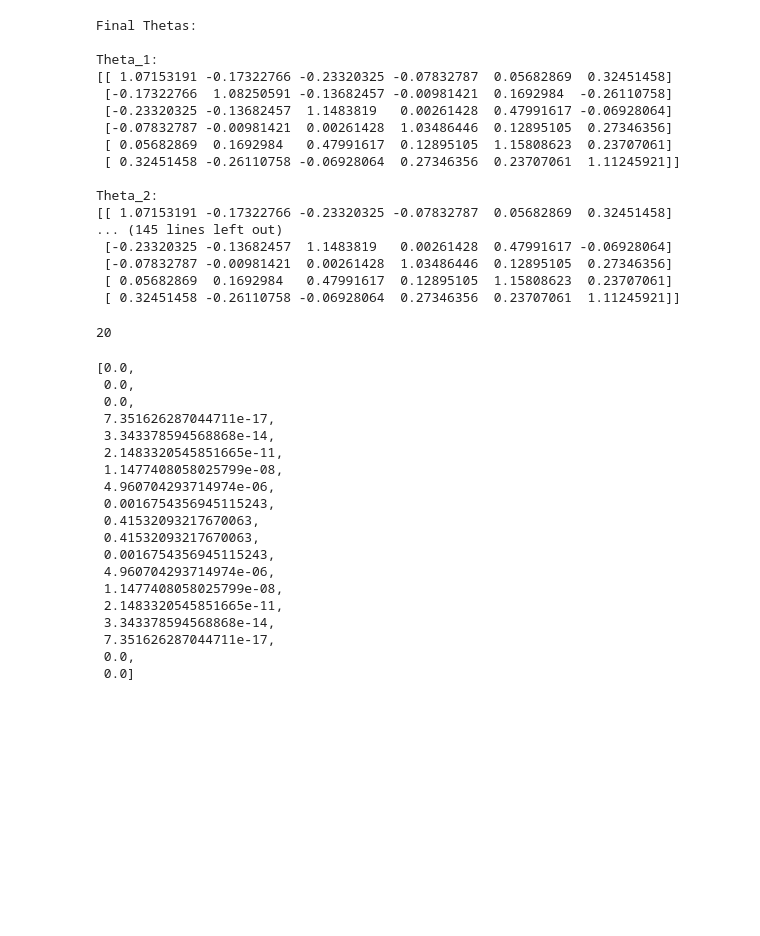
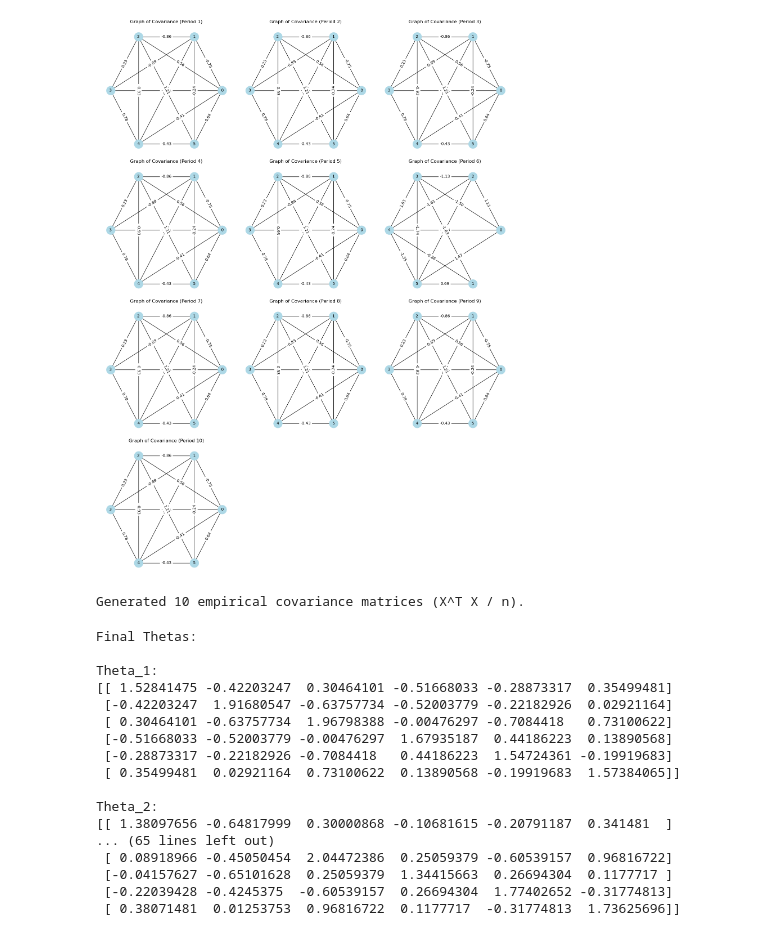
Before and after one commit to AlaaBouattour/TVGL-in-python, a Jupyter notebook: Examples/try.ipynb, the cells around one changed output. Drawn from its saved outputs; the diff is of its cells as text; code cells hidden in the pictures; blank space fills up the shorter version.

```diff
--- a/Examples/try.ipynb
+++ b/Examples/try.ipynb
@@ -249,8 +179,33 @@ n_list=[10 for i in range(len(S_list))]
+# %%
+
+inverse_covariances = [inv(cov) for cov in covariances]
+plot_graph(inverse_covariances, threshold=0.2)
+# %% [output]
+[figure, added]
+# %%
+grouped_data = data.groupby('Period')
+
+S_list = []
+for period, group in grouped_data:
+
+    features = group.drop(columns=['Period']).values
+
+    n = features.shape[0]
+
+    XtX_n = np.dot(features.T, features) / n
+
+    S_list.append(XtX_n)
+
+# Output the list of matrices
+print(f"Generated {len(S_list)} empirical covariance matrices (X^T X / n).")
+# %% [output]
+Generated 10 empirical covariance matrices (X^T X / n).
 # %%
-
+n_list=[100 for _ in range(len(S_list))]
 
 Thetas_est = solve_tvgl(
-    S_list, n_list,
+    S_list,
+    n_list,
     lam=0.1,
     beta=0.1,
     psi_type="laplacian",
@@ -267,21 +222,17 @@ for idx, Theta in enumerate(Thetas_est, 1):
 Final Thetas:
 
 Theta_1:
-[[ 1.07153191 -0.17322766 -0.23320325 -0.07832787  0.05682869  0.32451458]
- [-0.17322766  1.08250591 -0.13682457 -0.00981421  0.1692984  -0.26110758]
- [-0.23320325 -0.13682457  1.1483819   0.00261428  0.47991617 -0.06928064]
- [-0.07832787 -0.00981421  0.00261428  1.03486446  0.12895105  0.27346356]
- [ 0.05682869  0.1692984   0.47991617  0.12895105  1.15808623  0.23707061]
- [ 0.32451458 -0.26110758 -0.06928064  0.27346356  0.23707061  1.11245921]]
+[[ 1.52841475 -0.42203247  0.30464101 -0.51668033 -0.28873317  0.35499481]
+ [-0.42203247  1.91680547 -0.63757734 -0.52003779 -0.22182926  0.02921164]
+ [ 0.30464101 -0.63757734  1.96798388 -0.00476297 -0.7084418   0.73100622]
+ [-0.51668033 -0.52003779 -0.00476297  1.67935187  0.44186223  0.13890568]
+ [-0.28873317 -0.22182926 -0.7084418   0.44186223  1.54724361 -0.19919683]
+ [ 0.35499481  0.02921164  0.73100622  0.13890568 -0.19919683  1.57384065]]
 
 Theta_2:
-[[ 1.07153191 -0.17322766 -0.23320325 -0.07832787  0.05682869  0.32451458]
-... (145 lines left out)
- [-0.23320325 -0.13682457  1.1483819   0.00261428  0.47991617 -0.06928064]
- [-0.07832787 -0.00981421  0.00261428  1.03486446  0.12895105  0.27346356]
- [ 0.05682869  0.1692984   0.47991617  0.12895105  1.15808623  0.23707061]
- [ 0.32451458 -0.26110758 -0.06928064  0.27346356  0.23707061  1.11245921]]
+[[ 1.38097656 -0.64817999  0.30000868 -0.10681615 -0.20791187  0.341481  ]
+... (65 lines left out)
+ [ 0.08918966 -0.45050454  2.04472386  0.25059379 -0.60539157  0.96816722]
+ [-0.04157627 -0.65101628  0.25059379  1.34415663  0.26694304  0.1177717 ]
+ [-0.22039428 -0.4245375  -0.60539157  0.26694304  1.77402652 -0.31774813]
+ [ 0.38071481  0.01253753  0.96816722  0.1177717  -0.31774813  1.73625696]]
-# %%
-len(Thetas_est)
-# %% [output]
-20
@@ -290,22 +238,0 @@ divergences = [np.linalg.norm(Thetas_est[i] - Thetas_est[i-1], ord='fro') for i
-# %%
-divergences
-# %% [output]
-[0.0,
- 0.0,
- 0.0,
- 7.351626287044711e-17,
- 3.343378594568868e-14,
- 2.1483320545851665e-11,
- 1.1477408058025799e-08,
- 4.960704293714974e-06,
- 0.0016754356945115243,
- 0.41532093217670063,
- 0.41532093217670063,
- 0.0016754356945115243,
- 4.960704293714974e-06,
- 1.1477408058025799e-08,
- 2.1483320545851665e-11,
- 3.343378594568868e-14,
- 7.351626287044711e-17,
- 0.0,
- 0.0]
```
Also changed, not shown: parts of 17 cells of this notebook.
